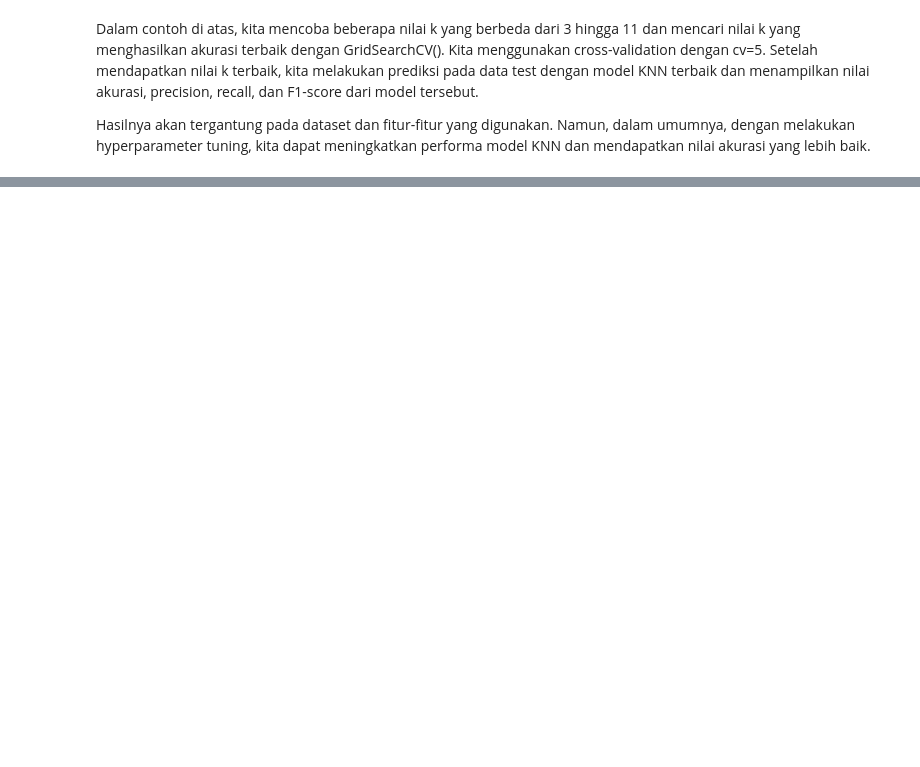
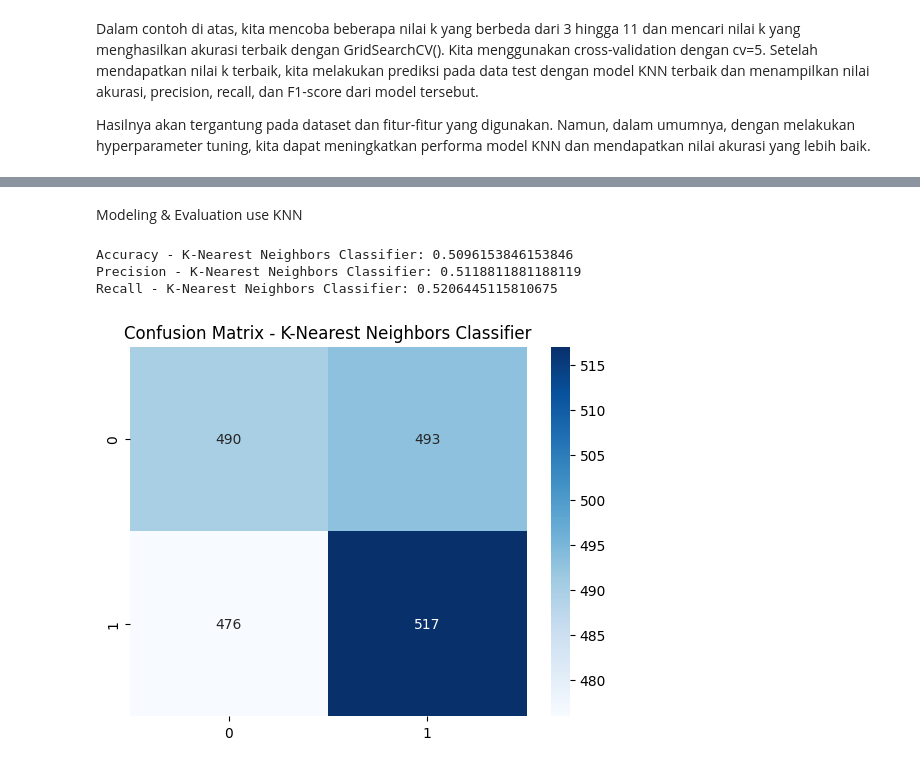
Before and after one commit to fikriazh/Final-Project-Data-Science, a Jupyter notebook: Case Study 03/Project_Based_Learning_Case_03.ipynb, the cells around one changed output, grey strips where cells are left out. Saved outputs shown, nothing was run; the diff lists cells and outputs as text; code cells hidden in the pictures; blank space fills up the shorter version.

```diff
--- a/Case Study 03/Project_Based_Learning_Case_03.ipynb
+++ b/Case Study 03/Project_Based_Learning_Case_03.ipynb
@@ -390,0 +725,32 @@ Hasilnya akan tergantung pada dataset dan fitur-fitur yang digunakan. Namun, dal
+# %% [markdown]
+Modeling & Evaluation use KNN
+# %%
+from sklearn.neighbors import KNeighborsClassifier
+from sklearn.metrics import accuracy_score, precision_score, recall_score, confusion_matrix
+
+# K-Nearest Neighbors Classifier
+knn_classifier = KNeighborsClassifier()
+knn_classifier.fit(X_train, y_train)
+y_pred_knn = knn_classifier.predict(X_test)
+
+# Calculate evaluation metrics
+accuracy_knn = accuracy_score(y_test, y_pred_knn)
+precision_knn = precision_score(y_test, y_pred_knn)
+recall_knn = recall_score(y_test, y_pred_knn)
+confusion_matrix_knn = confusion_matrix(y_test, y_pred_knn)
+
+# Print evaluation metrics
+print("Accuracy - K-Nearest Neighbors Classifier:", accuracy_knn)
+print("Precision - K-Nearest Neighbors Classifier:", precision_knn)
+print("Recall - K-Nearest Neighbors Classifier:", recall_knn)
+
+# Display confusion matrix
+plt.figure()
+sns.heatmap(confusion_matrix_knn, annot=True, fmt="d", cmap="Blues")
+plt.title("Confusion Matrix - K-Nearest Neighbors Classifier")
+plt.show()
+# %% [output]
+Accuracy - K-Nearest Neighbors Classifier: 0.5096153846153846
+Precision - K-Nearest Neighbors Classifier: 0.5118811881188119
+Recall - K-Nearest Neighbors Classifier: 0.5206445115810675
+[figure, added]
```
Also changed, not shown: parts of 33 cells of this notebook.
